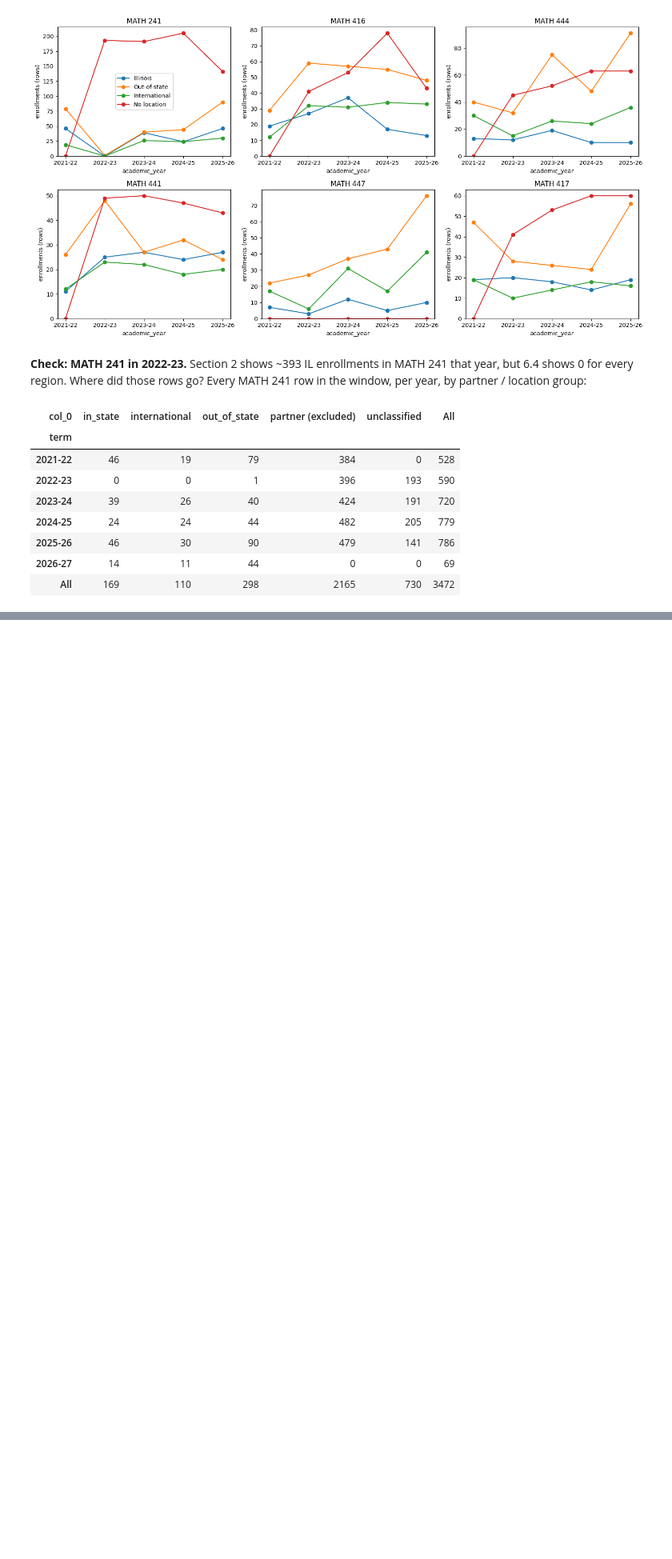
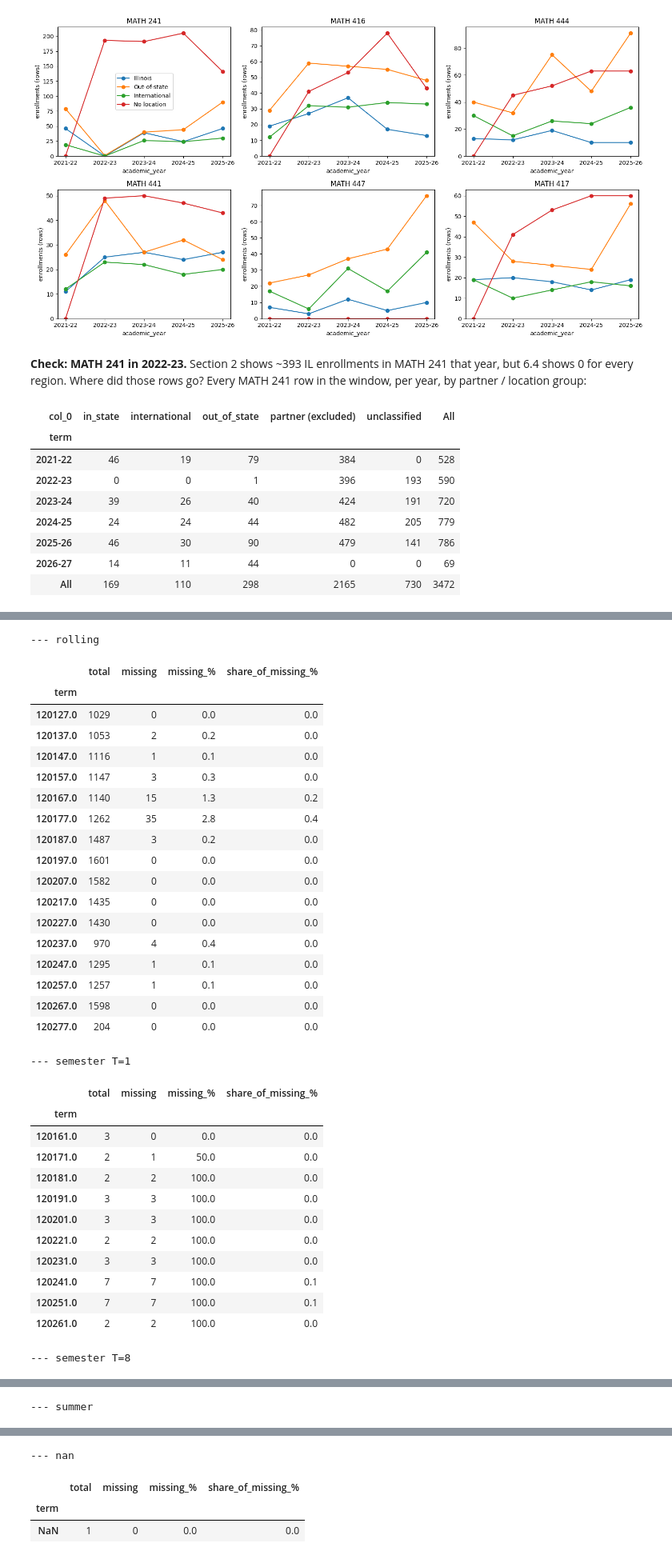
Before and after one commit to Sherry438/NetMath-Data-Analysis, a Jupyter notebook: notebooks/03_illinois_enrollment_trends.ipynb, the cells around one changed output, grey strips where cells are left out. Shown at 80% size. Drawn from its saved outputs; the diff is of its cells as text; code cells hidden in the pictures; blank space fills up the shorter version.

```diff
--- a/notebooks/03_illinois_enrollment_trends.ipynb
+++ b/notebooks/03_illinois_enrollment_trends.ipynb
@@ -1039,0 +1177,47 @@ pd.crosstab(
+# %%
+# same by-term table, grouped by term type (rolling / summer / semester)
+term_type_of = df_all.drop_duplicates("term").set_index("term")["term_type"]
+by_term_type = (missing_tables["term"]
+                .join(term_type_of)
+                .set_index("term_type", append=True)
+                .reorder_levels(["term_type", "term"])
+                .sort_index())
+
+with pd.option_context("display.max_rows", None):
+    for tt, g in by_term_type.groupby(level="term_type", dropna=False, sort=False):
+        print(f"--- {tt}")
+        display(g.droplevel("term_type"))
+# %% [output]
+--- rolling
+|  | total | missing | missing_% | share_of_missing_% |
+| term |  |  |  |  |
+| 120127.0 | 1029 | 0 | 0.0 | 0.0 |
+| 120137.0 | 1053 | 2 | 0.2 | 0.0 |
+| 120147.0 | 1116 | 1 | 0.1 | 0.0 |
+| 120157.0 | 1147 | 3 | 0.3 | 0.0 |
+| 120167.0 | 1140 | 15 | 1.3 | 0.2 |
+| 120177.0 | 1262 | 35 | 2.8 | 0.4 |
+| 120187.0 | 1487 | 3 | 0.2 | 0.0 |
+| 120197.0 | 1601 | 0 | 0.0 | 0.0 |
+| 120207.0 | 1582 | 0 | 0.0 | 0.0 |
+| 120217.0 | 1435 | 0 | 0.0 | 0.0 |
+| 120227.0 | 1430 | 0 | 0.0 | 0.0 |
+| 120237.0 | 970 | 4 | 0.4 | 0.0 |
+| 120247.0 | 1295 | 1 | 0.1 | 0.0 |
+| 120257.0 | 1257 | 1 | 0.1 | 0.0 |
+| 120267.0 | 1598 | 0 | 0.0 | 0.0 |
+| 120277.0 | 204 | 0 | 0.0 | 0.0 |
+--- semester T=1
+|  | total | missing | missing_% | share_of_missing_% |
+| term |  |  |  |  |
+| 120161.0 | 3 | 0 | 0.0 | 0.0 |
+| 120171.0 | 2 | 1 | 50.0 | 0.0 |
+| 120181.0 | 2 | 2 | 100.0 | 0.0 |
+| 120191.0 | 3 | 3 | 100.0 | 0.0 |
+| 120201.0 | 3 | 3 | 100.0 | 0.0 |
+| 120221.0 | 2 | 2 | 100.0 | 0.0 |
+| 120231.0 | 3 | 3 | 100.0 | 0.0 |
+| 120241.0 | 7 | 7 | 100.0 | 0.1 |
+| 120251.0 | 7 | 7 | 100.0 | 0.1 |
+| 120261.0 | 2 | 2 | 100.0 | 0.0 |
+--- semester T=8
@@ -1039,0 +1236 @@ pd.crosstab(
+--- summer
@@ -1039,0 +1250,4 @@ pd.crosstab(
+--- nan
+|  | total | missing | missing_% | share_of_missing_% |
+| term |  |  |  |  |
+| NaN | 1 | 0 | 0.0 | 0.0 |
```
Also changed, not shown: parts of 10 cells of this notebook.
